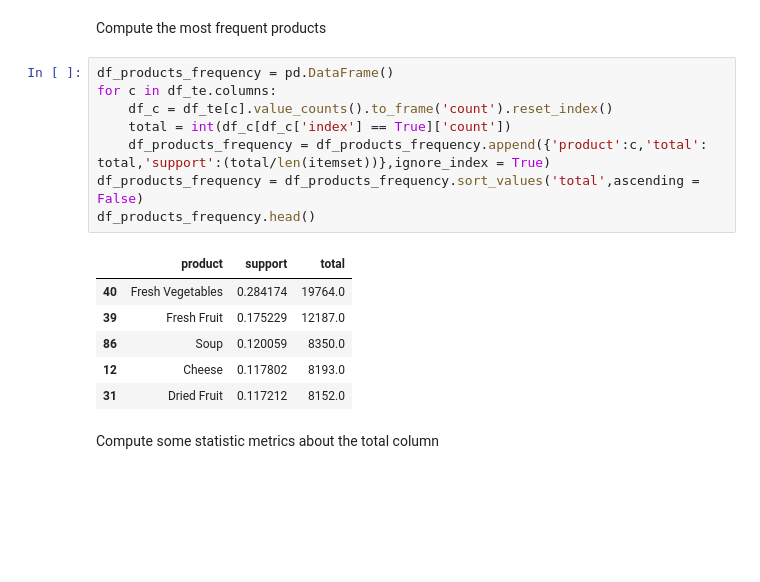
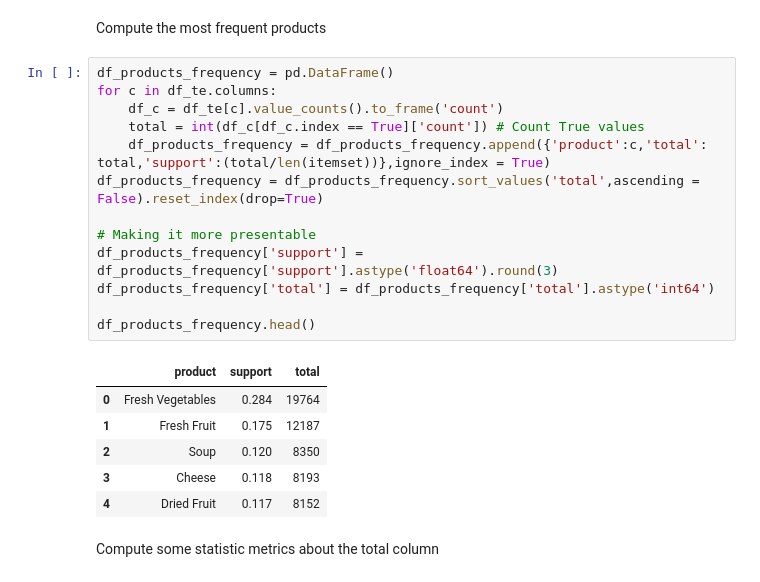
Before and after one commit to Gustavo-SF/DataMining-Project-1, a Jupyter notebook: PD_201920_Project.ipynb, the cells around one changed output. Saved outputs shown, nothing was run; the diff lists cells and outputs as text; blank space fills up the shorter version.

```diff
--- a/PD_201920_Project.ipynb
+++ b/PD_201920_Project.ipynb
@@ -137,18 +137,23 @@ Compute the most frequent products
 # %%
 df_products_frequency = pd.DataFrame()
 for c in df_te.columns:
-    df_c = df_te[c].value_counts().to_frame('count').reset_index()
-    total = int(df_c[df_c['index'] == True]['count'])
+    df_c = df_te[c].value_counts().to_frame('count')
+    total = int(df_c[df_c.index == True]['count']) # Count True values
     df_products_frequency = df_products_frequency.append({'product':c,'total': total,'support':(total/len(itemset))},ignore_index = True)
-df_products_frequency = df_products_frequency.sort_values('total',ascending = False)
+df_products_frequency = df_products_frequency.sort_values('total',ascending = False).reset_index(drop=True)
+
+# Making it more presentable
+df_products_frequency['support'] = df_products_frequency['support'].astype('float64').round(3)
+df_products_frequency['total'] = df_products_frequency['total'].astype('int64')
+
 df_products_frequency.head()
 # %% [output]
 |  | product | support | total |
-| 40 | Fresh Vegetables | 0.284174 | 19764.0 |
-| 39 | Fresh Fruit | 0.175229 | 12187.0 |
-| 86 | Soup | 0.120059 | 8350.0 |
-| 12 | Cheese | 0.117802 | 8193.0 |
-| 31 | Dried Fruit | 0.117212 | 8152.0 |
+| 0 | Fresh Vegetables | 0.284 | 19764 |
+| 1 | Fresh Fruit | 0.175 | 12187 |
+| 2 | Soup | 0.120 | 8350 |
+| 3 | Cheese | 0.118 | 8193 |
+| 4 | Dried Fruit | 0.117 | 8152 |
 # %% [markdown]
 Compute some statistic metrics about the total column
 # %%
```
Also changed, not shown: parts of 16 cells of this notebook, 1 other file.
